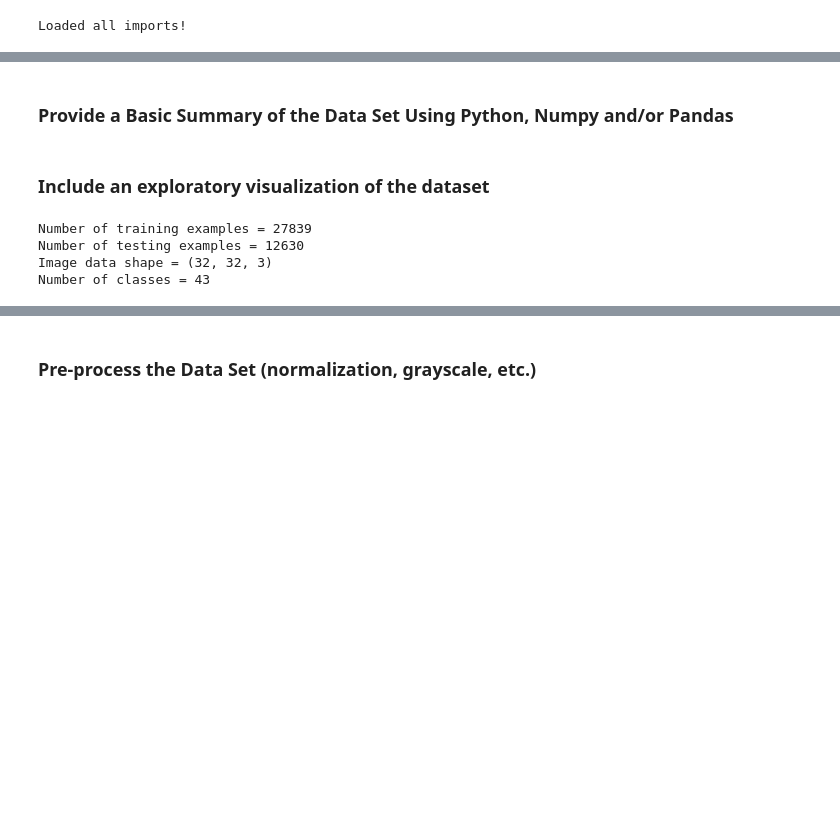
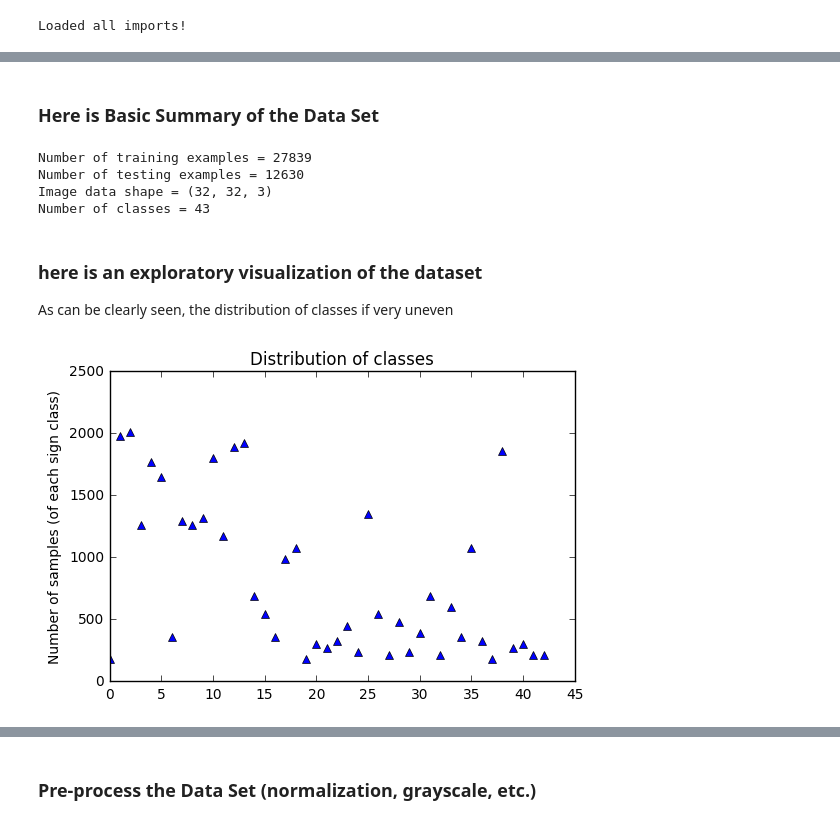
Before and after one commit to mark5udacity/CarND-Traffic-Sign-Classifier-Project, a Jupyter notebook: Traffic_Sign_Classifier.ipynb, the cells around one changed output, grey strips where cells are left out. Drawn from its saved outputs; the diff is of its cells as text; code cells hidden in the pictures; blank space fills up the shorter version.

```diff
--- a/Traffic_Sign_Classifier.ipynb
+++ b/Traffic_Sign_Classifier.ipynb
@@ -78,31 +79,43 @@ Complete the basic data summary below. Use python, numpy and/or pandas methods t
 # %% [markdown]
-### Provide a Basic Summary of the Data Set Using Python, Numpy and/or Pandas
+### Here is Basic Summary of the Data Set
+# %%
+# Number of training examples
+n_train = np.shape(X_train)[0]
+
+# Number of validation examples
+n_validation = np.shape(X_valid)[0]
+
+# Number of testing examples.
+n_test = np.shape(X_test)[0]
+
+# What's the shape of an traffic sign image?
+image_shape = np.shape(X_train[0])
+
+# How many unique classes/labels there are in the dataset.
+sign_classes, class_counts = np.unique(y_train, return_counts = True)
+num_classes = len(set(y_train)) # Original way I came up with, found this way above when needing to do augmentation
+
+print("Number of training examples =", n_train)
+print("Number of testing examples =", n_test)
+print("Image data shape =", image_shape)
+print("Number of classes =", len(sign_classes))
+# %% [output]
+Number of training examples = 27839
+Number of testing examples = 12630
+Image data shape = (32, 32, 3)
+Number of classes = 43
 # %% [markdown]
-### Include an exploratory visualization of the dataset
+### here is an exploratory visualization of the dataset
+
+As can be clearly seen, the distribution of classes if very uneven
-# %%
-
-
-# Number of training examples
-n_train = np.shape(X_train)[0]
-
-# Number of validation examples
-n_validation = np.shape(X_valid)[0]
-
-# Number of testing examples.
-n_test = np.shape(X_test)[0]
-
-# What's the shape of an traffic sign image?
-image_shape = np.shape(X_train[0])
-
-# How many unique classes/labels there are in the dataset.
-num_classes = len(set(y_train))
-
-print("Number of training examples =", n_train)
-print("Number of testing examples =", n_test)
-print("Image data shape =", image_shape)
-print("Number of classes =", num_classes)
-# %% [output]
-Number of training examples = 27839
-Number of testing examples = 12630
-Image data shape = (32, 32, 3)
-Number of classes = 43
+# %%
+%matplotlib inline
+
+plt.title("Distribution of classes")
+plt.ylabel('Number of samples (of each sign class)')
+chart = plt.plot(class_counts, 'b^')
+#chart.set_xticklabels(names) #TODO Actually name the signs on the bar chart so we know what is underrepresented\
+#plt.bar(x, y, width, color="blue")
+plt.show()
+# %% [output]
+[figure, added]
```
Also changed, not shown: parts of 42 cells of this notebook.
